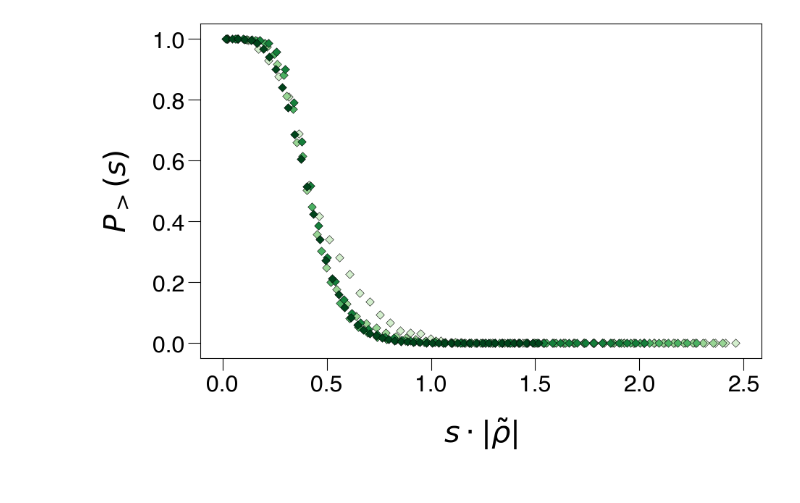
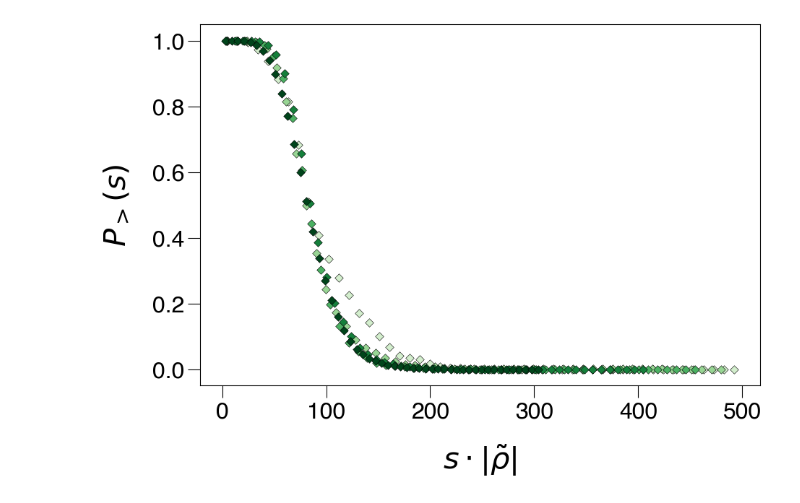
Before and after one commit to tommasoamico/dropletSizeDistributionForProteinPhaseSeparation, a Jupyter notebook: pappu_a.ipynb, the cells around one changed output. Drawn from its saved outputs; the diff is of its cells as text; code cells hidden in the pictures.

```diff
--- a/pappu_a.ipynb
+++ b/pappu_a.ipynb
@@ -338,25 +170,16 @@ colors_err = {conc: cmap_err(np.linspace(0, 1, n_colors))[i] for i, conc in enum
 # %%
-fig, ax = plt.subplots(figsize=(12, 7))
+fig, ax = createCanvas()
 n_colors = len(pappu_a_conc)
-cmap = matplotlib.cm.get_cmap('Greens')
-colors = {conc: cmap(np.linspace(0.2, 1, n_colors))[i] for i, conc in enumerate(pappu_a_conc)}
+colors = {conc: cmapPappuA(np.linspace(0.2, 1, n_colors))[i] for i, conc in enumerate(pappu_a_conc)}
 for conc in pappu_a_conc:
     ax.plot(pappu_a['Size'], final_cum_dict_a[conc]['mean'],\
         label = f'{conc} $\mu M$', markeredgewidth = 2, linestyle = 'None',\
              markersize = 5, zorder = 4, marker = 'x', color = colors[conc])
-    #ax.plot(pappu_a['Size'], final_cum_dict_a[conc]['mean'],\
-     #    markeredgewidth = 5, linestyle = 'None',\
-      #       markersize = 7, zorder = 3, marker = 'x', alpha = 1, color = 'black')
 
     yerr = final_cum_dict_a[conc]['std']
 
     ax.errorbar(pappu_a['Size'], final_cum_dict_a[conc]['mean'],\
                 yerr = yerr, fmt='none', zorder = 8, capsize = 3, capthick = 1.5, color = colors[conc])
-
-
-
-
-
 
 ax.set_xlabel('Size [nm]', fontsize = 15)
 ax.set_ylabel('$P_>(s)$', fontsize = 15)
@@ -374,7 +197,4 @@ ax.minorticks_on()
 # %%
-np.random.seed(42)
-rand_mean_dict = {conc: pd.DataFrame() for conc in pappu_a_conc}
-
 for conc in pappu_a_conc:
     array_occurances = np.array(pappu_a)
     sizes = np.array(pappu_a['Size'])
@@ -388,8 +208,8 @@ for conc in pappu_a_conc:
           rand_mean_dict[conc][f'{i}'] = column_chosen
 
 
-means_dict = {}
-std_dict = {}
+means_dict:dict = {}
+std_dict:dict = {}
 
 
 for conc in pappu_a_conc:
@@ -483,39 +252,18 @@ ax.tick_params(axis='both', which='major', labelsize=23, length=12)
 # %%
-fig, ax = plt.subplots(figsize=(10, int(0.65 * 10)))
-n_colors = len(pappu_a_conc)
-cmap = matplotlib.cm.get_cmap('Greens')
-colors = {conc: cmap(np.linspace(0.2, 1, n_colors))[i] for i, conc in enumerate(pappu_a_conc)}
-
+fig, ax = createCanvas()
 for conc in pappu_a_conc:
     ax.scatter(np.array(pappu_a['Size']) * np.abs((float(conc)\
-         - critical_c_a_final)/critical_c_a_final)/200,\
+         - final_rho_c_a)/final_rho_c_a),\
          final_cum_dict_a[conc]['mean'],\
         label = f'{conc} $\mu M$', edgecolor = 'black', linewidth = 0.4,\
           zorder = 4, color = colors[conc], marker = 'D', s = 35)
 
     yerr = final_cum_dict_a[conc]['std']
 
-    #ax.errorbar(np.array(pappu_a['Size']) * np.abs((float(conc)\
-     #    - critical_c_a_final)/critical_c_a_final), final_cum_dict_a[conc]['mean'],\
-      #          yerr = yerr, fmt='none', zorder = 8, capsize = 3, capthick = 1.5,\
-       #             color = colors[conc])
-
-
-
-
-
-
 ax.set_xlabel('$s \cdot  | \\tilde{\\rho}| $', fontsize = 30, labelpad = 20)
 ax.set_ylabel('$P_>(s)$', fontsize = 30, labelpad = 20)
-#ax.set_title('Collapsed SDF estimated $\\rho_c$ - Pappu A', fontsize = 20,\
- # pad = 20)
-
-
-
-
-
 ax.tick_params(axis='both', which='major', labelsize=23, length=12)
 #fig.savefig('../../newCollapse1.pdf', dpi = 300, facecolor = 'white', bbox_inches = 'tight')
 #fig.savefig('../../pdfPlots/Fig4D.svg', dpi = 300, facecolor = 'white')
 # %% [output]
-[figure, old version]
+[figure, new version]
```
Also changed, not shown: parts of 22 cells of this notebook, 3 other files.
